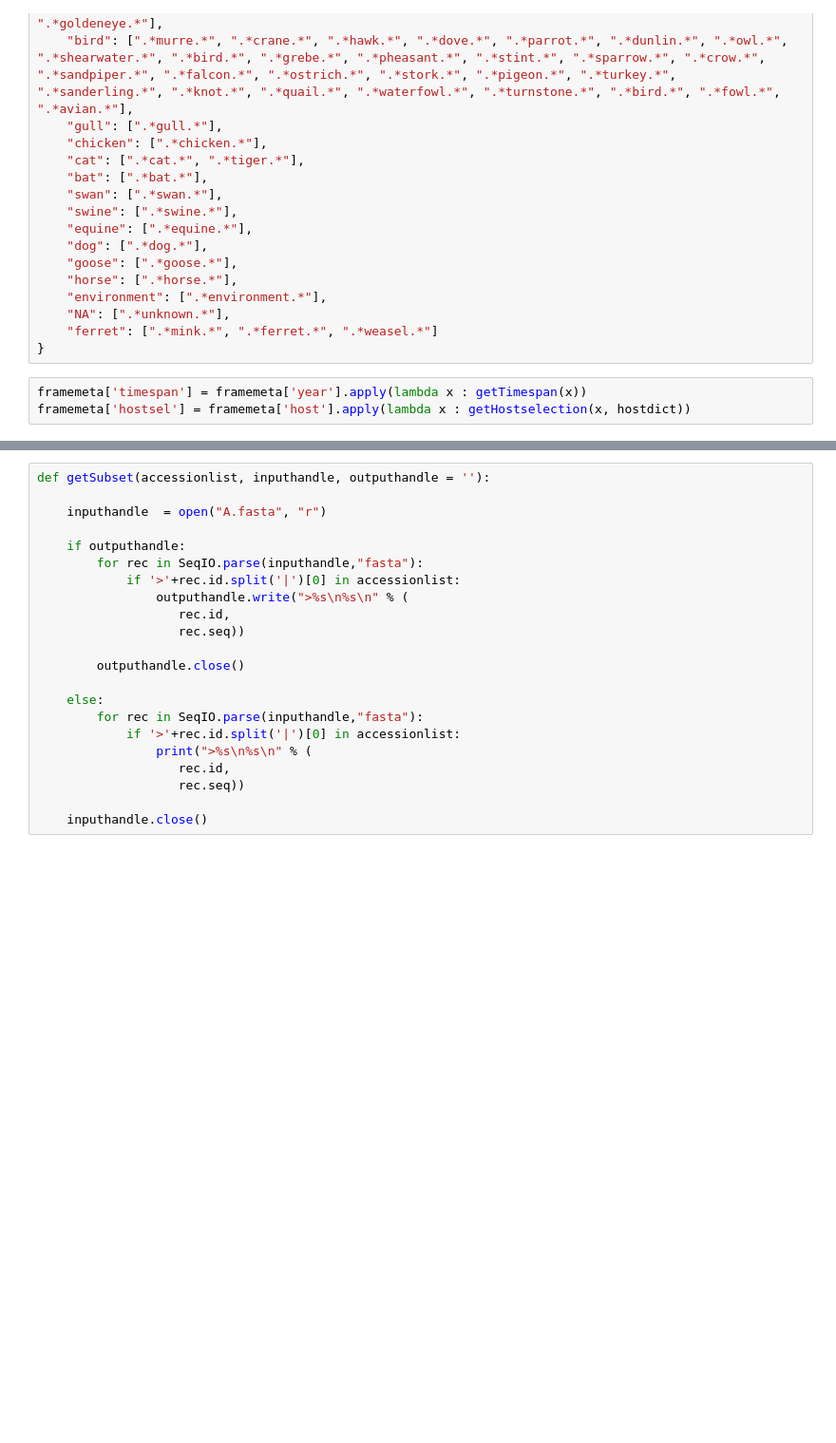
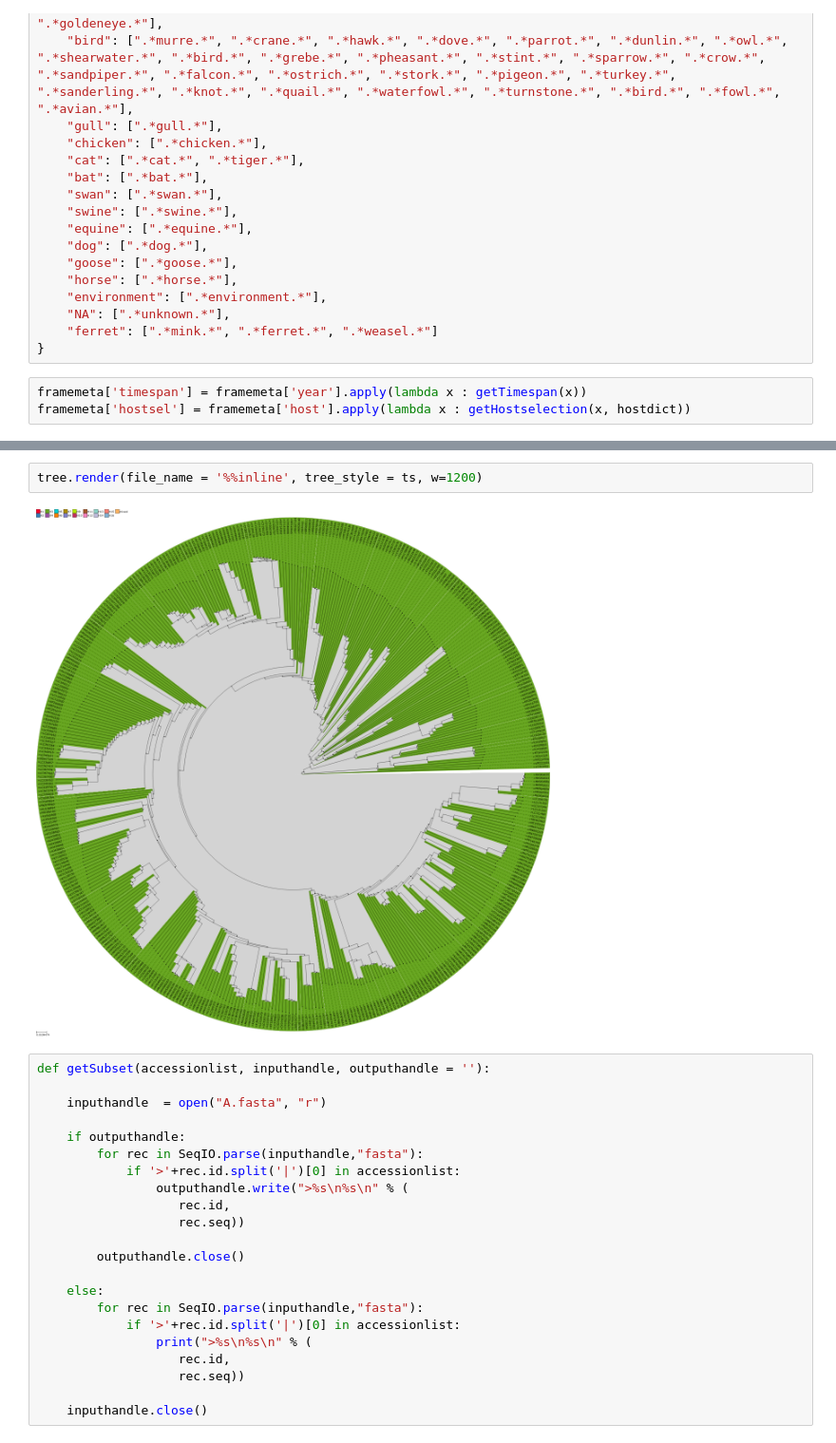
Before and after one commit to ahenoch/FluClust, a Jupyter notebook: Tree.ipynb, the cells around one changed output, grey strips where cells are left out. Shown at 95% size. Saved outputs shown, nothing was run; the diff lists cells and outputs as text; blank space fills up the shorter version.

```diff
--- a/Tree.ipynb
+++ b/Tree.ipynb
@@ -260,3 +294,7 @@ _ = tree.render(file_name = 'H_100_Host1_65_Host2_25.pdf', tree_style = ts, w=50
+# %%
+tree.render(file_name = '%%inline', tree_style = ts, w=1200)
+# %% [output]
+[figure, added]
 # %%
 def getSubset(accessionlist, inputhandle, outputhandle = ''):
 
```
Also changed, not shown: parts of 7 cells of this notebook.
